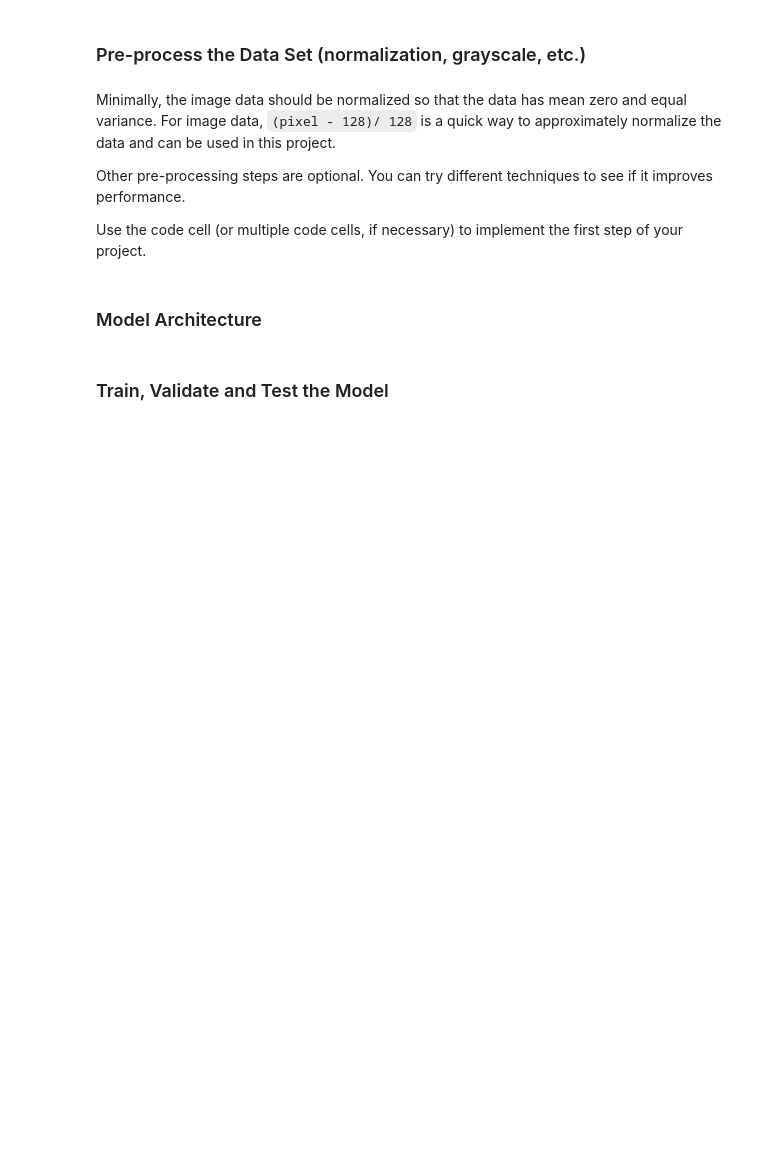
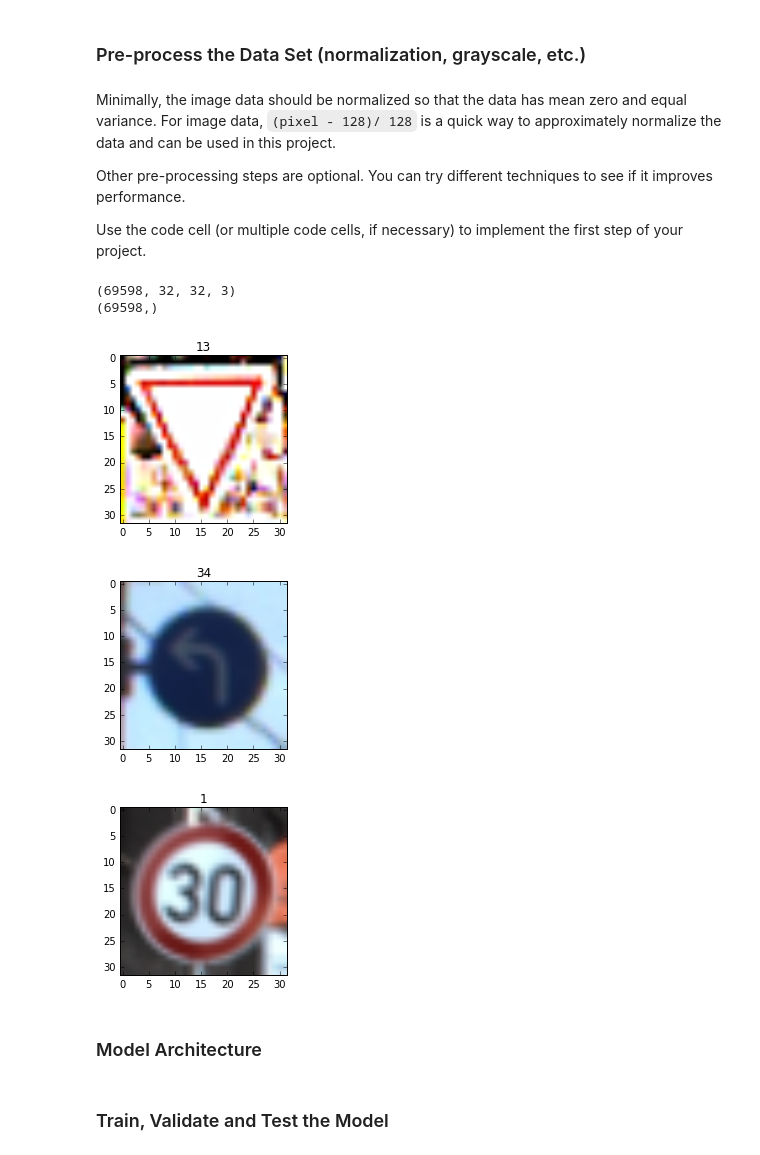
Before and after one commit to yulongl/p2_TrafficSignClassifier, a Jupyter notebook: Traffic_Sign_Classifier.ipynb, the cells around one changed output. Saved outputs shown, nothing was run; the diff lists cells and outputs as text; code cells hidden in the pictures; blank space fills up the shorter version.

```diff
--- a/Traffic_Sign_Classifier.ipynb
+++ b/Traffic_Sign_Classifier.ipynb
@@ -163,6 +164,47 @@ Minimally, the image data should be normalized so that the data has mean zero an
 Other pre-processing steps are optional. You can try different techniques to see if it improves performance.
 
 Use the code cell (or multiple code cells, if necessary) to implement the first step of your project.
+# %%
+# Image augumentation
+from imgaug import augmenters as iaa
+
+
+acc_plot = []
+seq = iaa.Sequential([
+    iaa.Crop(px=(0, 6)), # crop images from each side by 0 to 16px (randomly chosen)
+    iaa.Add((-10, 10)),
+    iaa.Sharpen(alpha = 1.00)
+])
+
+X_train_aug = seq.augment_images(X_train)
+
+# Add augumented images to original training set
+X_train = np.append(X_train, X_train_aug, axis=0)
+y_train = np.append(y_train, y_train, axis=0)
+
+
+print(X_train.shape)
+print(y_train.shape)
+# %% [output]
+(69598, 32, 32, 3)
+(69598,)
+# %%
+# Visualization of the new image set
+
+%matplotlib inline
+for ii in range(3):
+
+    index = random.randint(0, len(X_train))
+    #print(X_train[index])
+    #image = X_train[index].squeeze()
+    image = X_train[index]
+    plt.figure(figsize=(3,3))
+    plt.imshow(image)
+    plt.title(y_train[index])
+# %% [output]
+[figure, added]
+[figure, added]
+[figure, added]
 # %%
 ### Preprocess the data here. It is required to normalize the data. Other preprocessing steps could include
 ### converting to grayscale, etc.
```
Also changed, not shown: parts of 13 cells of this notebook, 1 other file.
